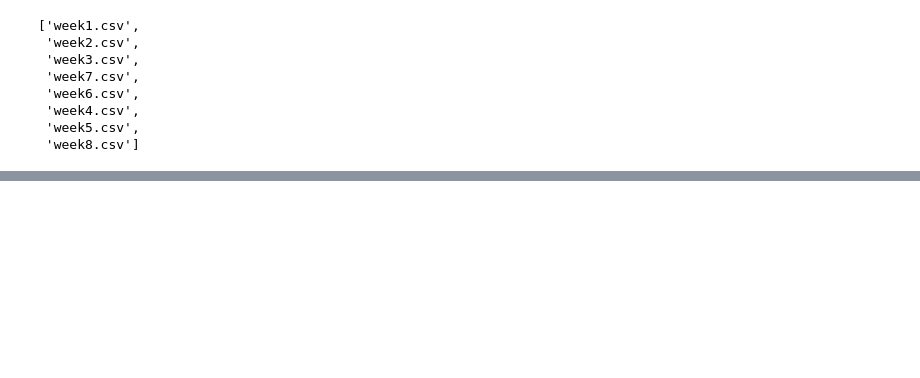
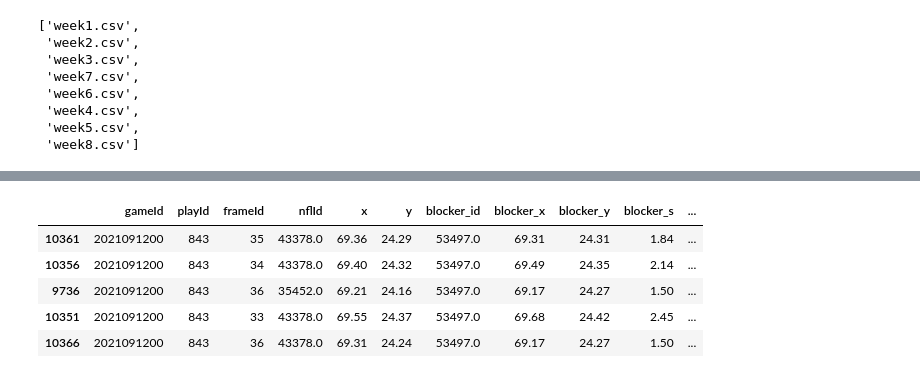
Before and after one commit to TK5-Tim/CMSAC_2024, a Jupyter notebook: app/data_prep.ipynb, the cells around one changed output, grey strips where cells are left out. Drawn from its saved outputs; the diff is of its cells as text; code cells hidden in the pictures; blank space fills up the shorter version.

Commit message:
data prep and base app with new data

```diff
--- a/app/data_prep.ipynb
+++ b/app/data_prep.ipynb
@@ -18,6 +29,12 @@ files
  'week4.csv',
  'week5.csv',
  'week8.csv']
+# %%
+df_players = pd.read_csv(data_dir.joinpath("players.csv"))
+df_plays = pd.read_csv(data_dir.joinpath("plays.csv"))
+df_games = pd.read_csv(data_dir.joinpath("games.csv"))
+df_pff_data = pd.read_csv(data_dir.joinpath("pffScoutingData.csv"))
+df_nfl_pbp = pd.read_parquet(data_dir.joinpath("play_by_play_2021.parquet"))
 # %%
 df_weekly_data = pd.DataFrame()
 
@@ -38,3 +58,33 @@ for file in tqdm(files):
 # %%
 os.makedirs(data_dir.joinpath("standardized"), exist_ok=True)
 df_weekly_data.to_parquet(data_dir.joinpath("standardized","all_weeks.parquet"), index=False)
+# %%
+df_weekly_data = pd.read_parquet(data_dir.joinpath("standardized","all_weeks.parquet"))
+# %%
+# Define utility functions
+def euclidean_distance(x1, y1, x2, y2):
+    return sqrt((x1 - x2)**2 + (y1 - y2)**2)
+
+def calculate_angle(x1, y1, x2, y2):
+    dot_product = x1 * x2 + y1 * y2
+    magnitude1 = sqrt(x1**2 + y1**2)
+    magnitude2 = sqrt(x2**2 + y2**2)
+    cos_angle = dot_product / (magnitude1 * magnitude2)
+    angle = acos(np.clip(cos_angle, -1, 1)) * (180 / pi)  # Clamp value and convert to degrees
+    return angle
+
+def cosine_similarity(x1, y1, x2, y2):
+    dot_product = x1 * x2 + y1 * y2
+    magnitude1 = sqrt(x1**2 + y1**2)
+    magnitude2 = sqrt(x2**2 + y2**2)
+    return dot_product / (magnitude1 * magnitude2)
+
+def orthogonal_distance(x1, y1, x2, y2, x3, y3):
+    num = abs((y2 - y1) * x3 - (x2 - x1) * y3 + x2 * y1 - y2 * x1)
+    den = sqrt((y2 - y1)**2 + (x2 - x1)**2)
+    return num / den
+
+def calculate_sideline_distance(y_position, sideline1=0, sideline2=53.3):
+    distance_to_sideline1 = abs(y_position - sideline1)
+    distance_to_sideline2 = abs(y_position - sideline2)
+    return min(distance_to_sideline1, distance_to_sideline2)
@@ -40,0 +198,2 @@ df_weekly_data.to_parquet(data_dir.joinpath("standardized","all_weeks.parquet"),
+# %%
+df_blocker_test, df_qb_test, df_rusher_test = process_data_pressure_probability(df_weekly_data_tst, df_pff_data, df_plays)
@@ -40,0 +210,9 @@ df_weekly_data.to_parquet(data_dir.joinpath("standardized","all_weeks.parquet"),
+# %%
+df_blocker_test.head()
+# %% [output]
+|  | gameId | playId | frameId | nflId | x | y | blocker_id | blocker_x | blocker_y | blocker_s | ... |
+| 10361 | 2021091200 | 843 | 35 | 43378.0 | 69.36 | 24.29 | 53497.0 | 69.31 | 24.31 | 1.84 | ... |
+| 10356 | 2021091200 | 843 | 34 | 43378.0 | 69.40 | 24.32 | 53497.0 | 69.49 | 24.35 | 2.14 | ... |
+| 9736 | 2021091200 | 843 | 36 | 35452.0 | 69.21 | 24.16 | 53497.0 | 69.17 | 24.27 | 1.50 | ... |
+| 10351 | 2021091200 | 843 | 33 | 43378.0 | 69.55 | 24.37 | 53497.0 | 69.68 | 24.42 | 2.45 | ... |
+| 10366 | 2021091200 | 843 | 36 | 43378.0 | 69.31 | 24.24 | 53497.0 | 69.17 | 24.27 | 1.50 | ... |
```
Also changed, not shown: parts of 20 cells of this notebook, 2 other files.
